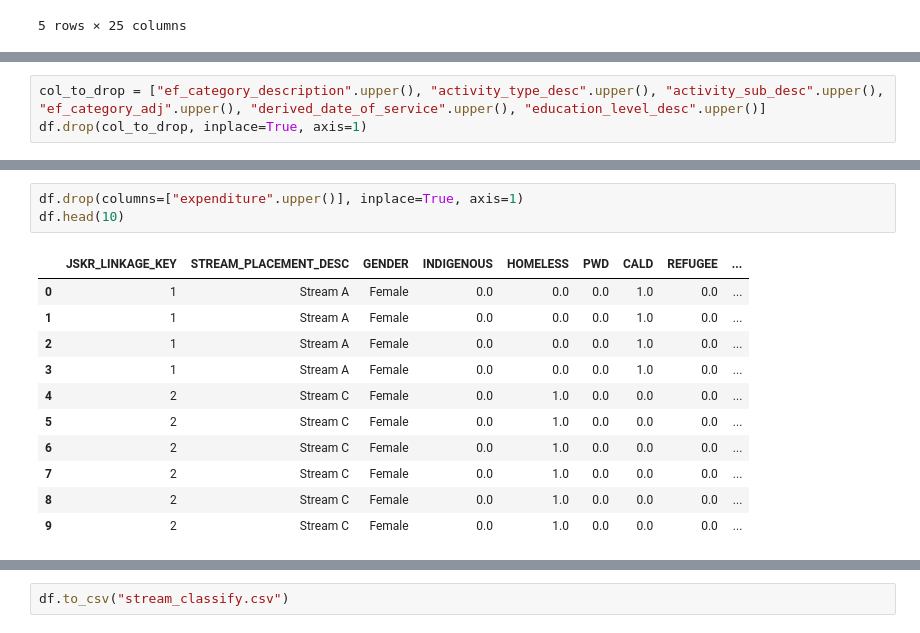
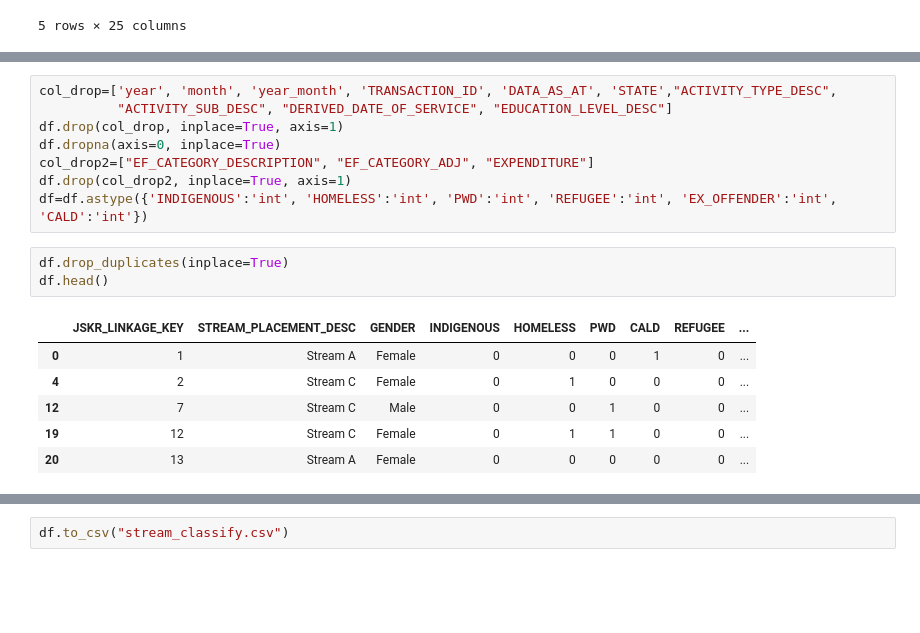
Before and after one commit to abayup14/CapstoneBangkit, a Jupyter notebook: Machine Learning/model_1/DP government funding.ipynb, the cells around one changed output, grey strips where cells are left out. Cells and saved outputs as stored; diff of their text form; blank space fills up the shorter version.

Commit message:
Update Government Data

```diff
--- a/Machine Learning/model_1/DP government funding.ipynb
+++ b/Machine Learning/model_1/DP government funding.ipynb
@@ -75,3 +55,0 @@ df.head(10)
-# %%
-col_to_drop = ["ef_category_description".upper(), "activity_type_desc".upper(), "activity_sub_desc".upper(), "ef_category_adj".upper(), "derived_date_of_service".upper(), "education_level_desc".upper()]
-df.drop(col_to_drop, inplace=True, axis=1)
@@ -92,15 +56,18 @@ df.head(10)
+# %%
+col_drop=['year', 'month', 'year_month', 'TRANSACTION_ID', 'DATA_AS_AT', 'STATE',"ACTIVITY_TYPE_DESC",
+          "ACTIVITY_SUB_DESC", "DERIVED_DATE_OF_SERVICE", "EDUCATION_LEVEL_DESC"]
+df.drop(col_drop, inplace=True, axis=1)
+df.dropna(axis=0, inplace=True)
+col_drop2=["EF_CATEGORY_DESCRIPTION", "EF_CATEGORY_ADJ", "EXPENDITURE"]
+df.drop(col_drop2, inplace=True, axis=1)
+df=df.astype({'INDIGENOUS':'int', 'HOMELESS':'int', 'PWD':'int', 'REFUGEE':'int', 'EX_OFFENDER':'int', 'CALD':'int'})
 # %%
-df.drop(columns=["expenditure".upper()], inplace=True, axis=1)
-df.head(10)
+df.drop_duplicates(inplace=True)
+df.head()
 # %% [output]
 |  | JSKR_LINKAGE_KEY | STREAM_PLACEMENT_DESC | GENDER | INDIGENOUS | HOMELESS | PWD | CALD | REFUGEE | ... |
-| 0 | 1 | Stream A | Female | 0.0 | 0.0 | 0.0 | 1.0 | 0.0 | ... |
-| 1 | 1 | Stream A | Female | 0.0 | 0.0 | 0.0 | 1.0 | 0.0 | ... |
-| 2 | 1 | Stream A | Female | 0.0 | 0.0 | 0.0 | 1.0 | 0.0 | ... |
-| 3 | 1 | Stream A | Female | 0.0 | 0.0 | 0.0 | 1.0 | 0.0 | ... |
-| 4 | 2 | Stream C | Female | 0.0 | 1.0 | 0.0 | 0.0 | 0.0 | ... |
-| 5 | 2 | Stream C | Female | 0.0 | 1.0 | 0.0 | 0.0 | 0.0 | ... |
-| 6 | 2 | Stream C | Female | 0.0 | 1.0 | 0.0 | 0.0 | 0.0 | ... |
-| 7 | 2 | Stream C | Female | 0.0 | 1.0 | 0.0 | 0.0 | 0.0 | ... |
-| 8 | 2 | Stream C | Female | 0.0 | 1.0 | 0.0 | 0.0 | 0.0 | ... |
-| 9 | 2 | Stream C | Female | 0.0 | 1.0 | 0.0 | 0.0 | 0.0 | ... |
+| 0 | 1 | Stream A | Female | 0 | 0 | 0 | 1 | 0 | ... |
+| 4 | 2 | Stream C | Female | 0 | 1 | 0 | 0 | 0 | ... |
+| 12 | 7 | Stream C | Male | 0 | 0 | 1 | 0 | 0 | ... |
+| 19 | 12 | Stream C | Female | 0 | 1 | 1 | 0 | 0 | ... |
+| 20 | 13 | Stream A | Female | 0 | 0 | 0 | 0 | 0 | ... |
```
Also changed, not shown: parts of 6 cells of this notebook, 4 other files.
